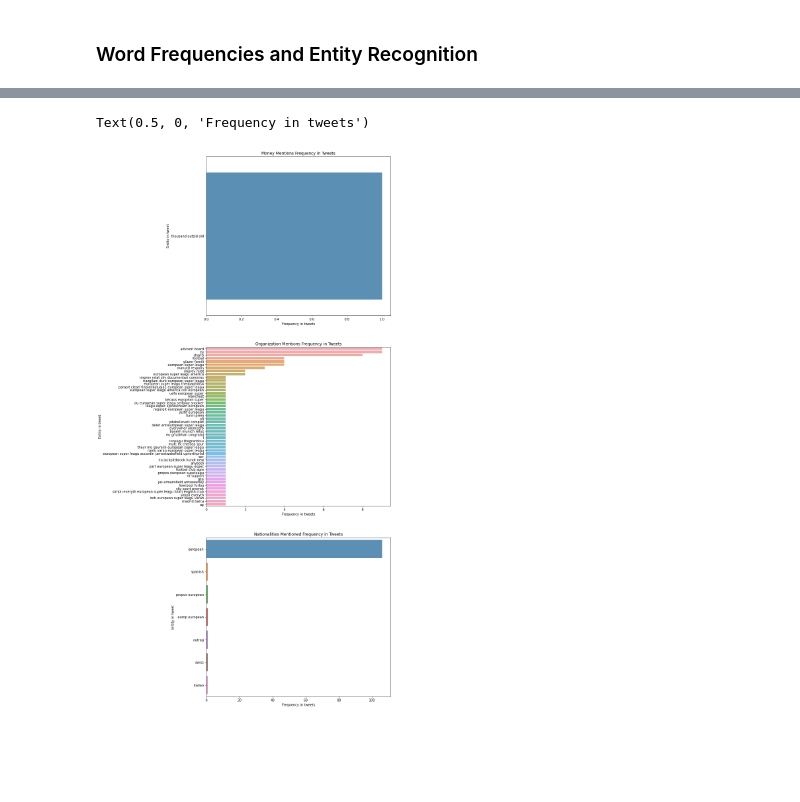
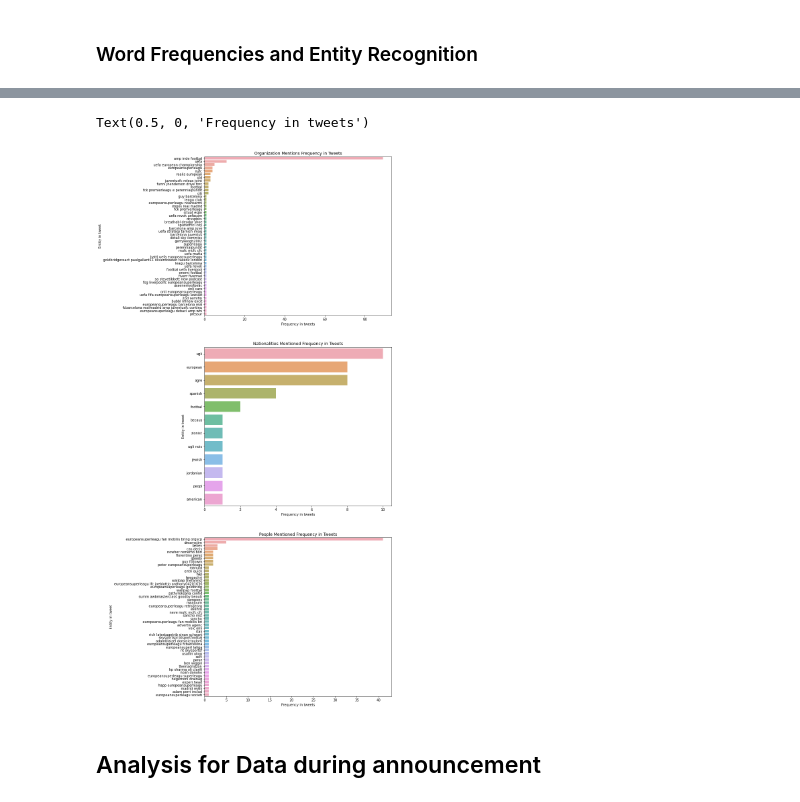
Before and after one commit to AntonioMoralCevallos/BA90-EuropeanSuperLeagueNLP, a Jupyter notebook: NLP/InitialAnalysis.ipynb, the cells around one changed output, grey strips where cells are left out. Drawn from its saved outputs; the diff is of its cells as text; code cells hidden in the pictures; blank space fills up the shorter version.

```diff
--- a/NLP/InitialAnalysis.ipynb
+++ b/NLP/InitialAnalysis.ipynb
@@ -35,6 +34,6 @@ import seaborn as sns
 # %% [markdown]
 ### Data Cleaning and Preparation
 # %%
-hashtag_data = pd.read_csv('complete_data.csv')
-phrase_data = pd.read_csv('phrase_data.csv')
+#hashtag_data = pd.read_csv('complete_data.csv')
+phrase_data = pd.read_csv('july_data.csv')
 # %%
@@ -167,30 +170,41 @@ array(['PERSON', 'DATE', 'ORG', 'NORP', 'GPE', 'CARDINAL', 'TIME',
 money_df = df_6.where(df_6['Entity']=='MONEY')
 org_df = df_6.where(df_6['Entity']=='ORG')
 norp_df = df_6.where(df_6['Entity']=='NORP')
+per_df = df_6.where(df_6['Entity'] == 'PERSON')
 # %%
 money_df = money_df['Word'].value_counts()
 org_df = org_df['Word'].value_counts()
 norp_df = norp_df['Word'].value_counts()
+per_df = per_df['Word'].value_counts()
 # %%
-plt.figure(figsize=(10,30))
+plt.figure(figsize=(10,40))
 #money mentions
-plt.subplot(3,1,1)
-sns.barplot(x = money_df.values[:50], y = money_df.index[:50],alpha=.8)
-plt.title('Money Mentions Frequency in Tweets')
-plt.ylabel('Entity in tweet')
-plt.xlabel('Frequency in tweets')
+# plt.subplot(4,1,1)
+# sns.barplot(x = money_df.values[:50], y = money_df.index[:50],alpha=.8)
+# plt.title('Money Mentions Frequency in Tweets')
+# plt.ylabel('Entity in tweet')
+# plt.xlabel('Frequency in tweets')
 #org mentions
-plt.subplot(3,1,2)
+plt.subplot(4,1,2)
 sns.barplot(x = org_df.values[:50],y = org_df.index[:50],alpha=.8)
 plt.title('Organization Mentions Frequency in Tweets')
 plt.ylabel('Entity in tweet')
 plt.xlabel('Frequency in tweets')
 #norp mentions
-plt.subplot(3,1,3)
+plt.subplot(4,1,3)
 sns.barplot(x = norp_df.values[:50],y = norp_df.index[:50],alpha=.8)
 plt.title('Nationalities Mentioned Frequency in Tweets')
 plt.ylabel('Entity in tweet')
 plt.xlabel('Frequency in tweets')
+
+#people mentions
+plt.subplot(4,1,4)
+sns.barplot(x = per_df.values[:50],y = per_df.index[:50],alpha=.8)
+plt.title('People Mentioned Frequency in Tweets')
+plt.ylabel('Entity in tweet')
+plt.xlabel('Frequency in tweets')
 # %% [output]
 Text(0.5, 0, 'Frequency in tweets')
-[figure, old version]
+[figure, new version]
+# %% [markdown]
+## Analysis for Data during announcement
```
Also changed, not shown: parts of 16 cells of this notebook, 6 other files.
